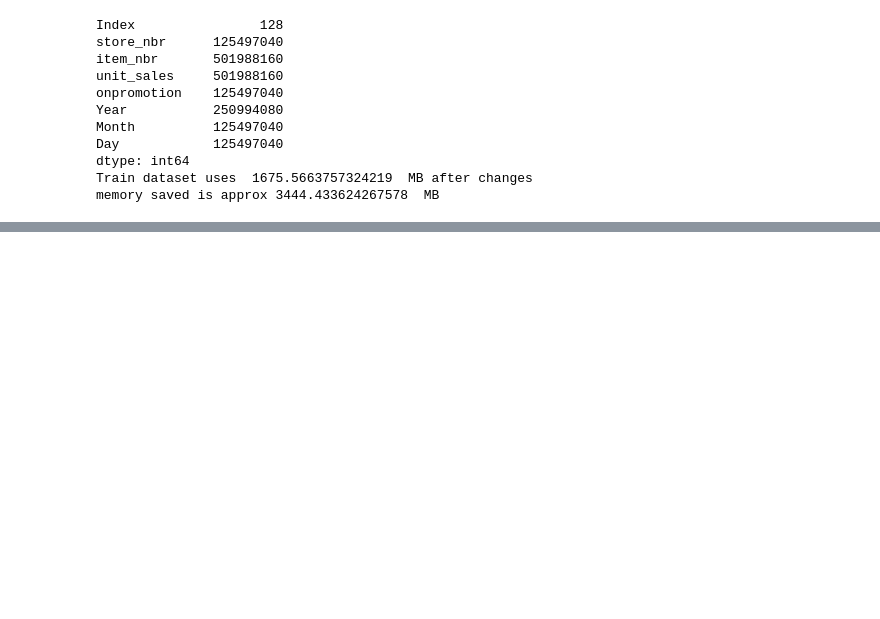
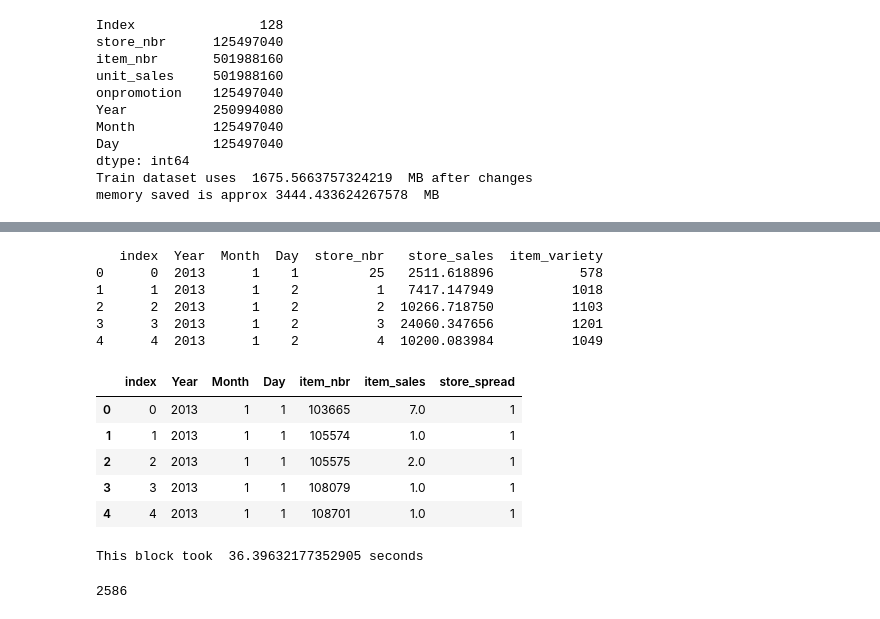
Before and after one commit to Da4kek/Corporaci-on-Favorita, a Jupyter notebook: EDA.ipynb, the cells around one changed output, grey strips where cells are left out. Saved outputs shown, nothing was run; the diff lists cells and outputs as text; code cells hidden in the pictures; blank space fills up the shorter version.

```diff
--- a/EDA.ipynb
+++ b/EDA.ipynb
@@ -203,0 +218,41 @@ memory saved is approx 3444.433624267578  MB
+# %%
+train_2013 = train.loc[train['Year'] == 2013]
+train_2014 = train.loc[train['Year'] == 2014]
+train_2015 = train.loc[train['Year'] == 2015]
+train_2016 = train.loc[train['Year'] == 2016]
+train_2017 = train.loc[train['Year'] == 2017]
+# %%
+from Utils import *
+sale_day_store_level_2013, sale_day_item_level_2013, sale_store_item_level_2013 = aggregate_level1(train_2013)
+print(sale_day_store_level_2013.head())
+sale_day_item_level_2013.head()
+# %% [output]
+   index  Year  Month  Day  store_nbr   store_sales  item_variety
+0      0  2013      1    1         25   2511.618896           578
+1      1  2013      1    2          1   7417.147949          1018
+2      2  2013      1    2          2  10266.718750          1103
+3      3  2013      1    2          3  24060.347656          1201
+4      4  2013      1    2          4  10200.083984          1049
+|  | index | Year | Month | Day | item_nbr | item_sales | store_spread |
+| 0 | 0 | 2013 | 1 | 1 | 103665 | 7.0 | 1 |
+| 1 | 1 | 2013 | 1 | 1 | 105574 | 1.0 | 1 |
+| 2 | 2 | 2013 | 1 | 1 | 105575 | 2.0 | 1 |
+| 3 | 3 | 2013 | 1 | 1 | 108079 | 1.0 | 1 |
+| 4 | 4 | 2013 | 1 | 1 | 108701 | 1.0 | 1 |
+# %%
+import time
+start_time = time.time()
+sale_day_store_level_2014, sale_day_item_level_2014, sale_store_item_level_2014 = aggregate_level1(
+    train_2014)
+sale_day_store_level_2015, sale_day_item_level_2015, sale_store_item_level_2015 = aggregate_level1(
+    train_2015)
+sale_day_store_level_2016, sale_day_item_level_2016, sale_store_item_level_2016 = aggregate_level1(
+    train_2016)
+sale_day_store_level_2017, sale_day_item_level_2017, sale_store_item_level_2017 = aggregate_level1(
+    train_2017)
+
+end_time = time.time()
+time_taken = end_time-start_time
+print("This block took ", time_taken,"seconds")
+# %% [output]
+This block took  36.39632177352905 seconds
@@ -203,0 +270,19 @@ memory saved is approx 3444.433624267578  MB
+# %%
+del (sale_day_store_level_2013)
+del (sale_day_store_level_2014)
+del (sale_day_store_level_2015)
+del (sale_day_store_level_2016)
+del (sale_day_store_level_2017)
+del (sale_day_item_level_2013)
+del (sale_day_item_level_2014)
+del (sale_day_item_level_2015)
+del (sale_day_item_level_2016)
+del (sale_day_item_level_2017)
+del (sale_store_item_level_2013)
+del (sale_store_item_level_2014)
+del (sale_store_item_level_2015)
+del (sale_store_item_level_2016)
+del (sale_store_item_level_2017)
+gc.collect()
+# %% [output]
+2586
```
Also changed, not shown: parts of 9 cells of this notebook, 2 other files.
